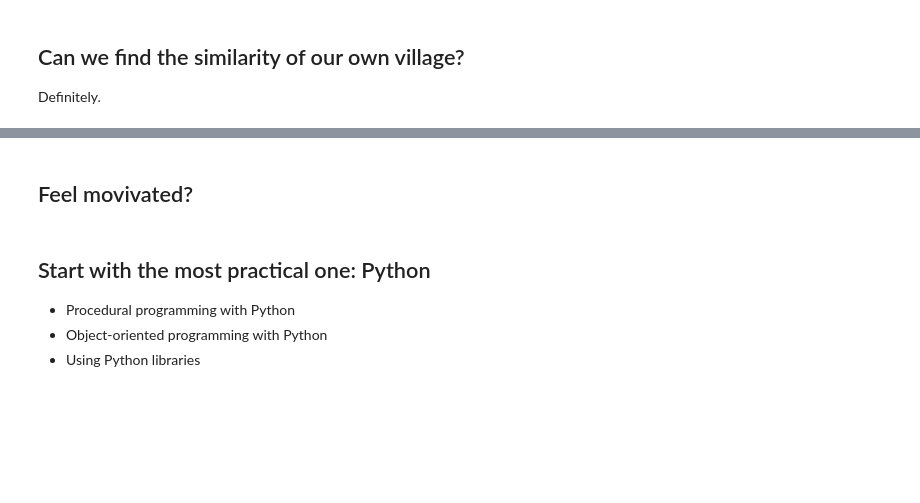
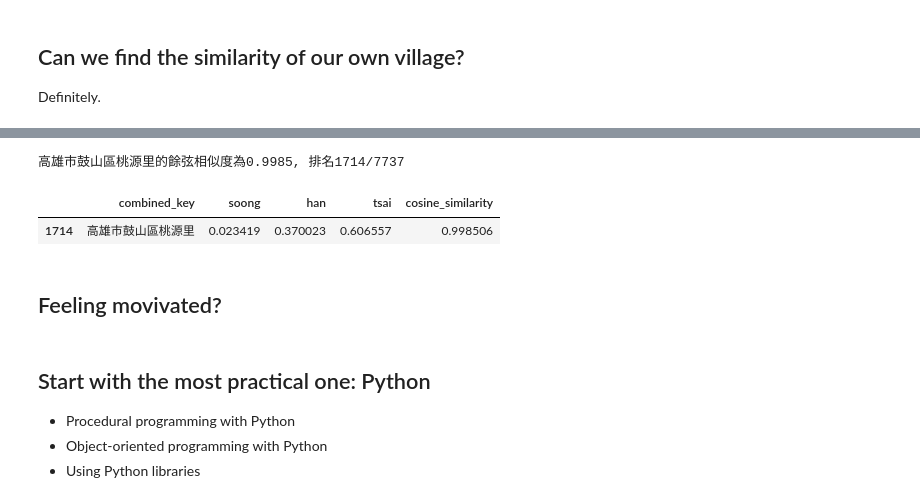
Before and after one commit to yaojenkuo/talks, a Jupyter notebook: data-analysts-toolbox.ipynb, the cells around one changed output, grey strips where cells are left out. Drawn from its saved outputs; the diff is of its cells as text; code cells hidden in the pictures; blank space fills up the shorter version.

```diff
--- a/data-analysts-toolbox.ipynb
+++ b/data-analysts-toolbox.ipynb
@@ -445,5 +518,17 @@ find_my_village('臺北市中正區文盛里')
+# %%
+my_village = '高雄市鼓山區桃源里'
+my_village_df = find_my_village(my_village, votes_obtained)
+my_village_similarity = my_village_df['cosine_similarity'].values[0]
+my_village_rank = my_village_df.index[0]
+n_rows = votes_obtained.shape[0]
+print("{}的餘弦相似度為{:.4f}, 排名{}/{}".format(my_village, my_village_similarity, my_village_rank, n_rows))
+my_village_df
+# %% [output]
+高雄市鼓山區桃源里的餘弦相似度為0.9985, 排名1714/7737
+|  | combined_key | soong | han | tsai | cosine_similarity |
+| 1714 | 高雄市鼓山區桃源里 | 0.023419 | 0.370023 | 0.606557 | 0.998506 |
 # %% [markdown]
-## Feel movivated?
+## Feeling movivated?
 # %% [markdown]
 ## Start with the most practical one: Python
 
```
Also changed, not shown: parts of 22 cells of this notebook, 2 other files.
